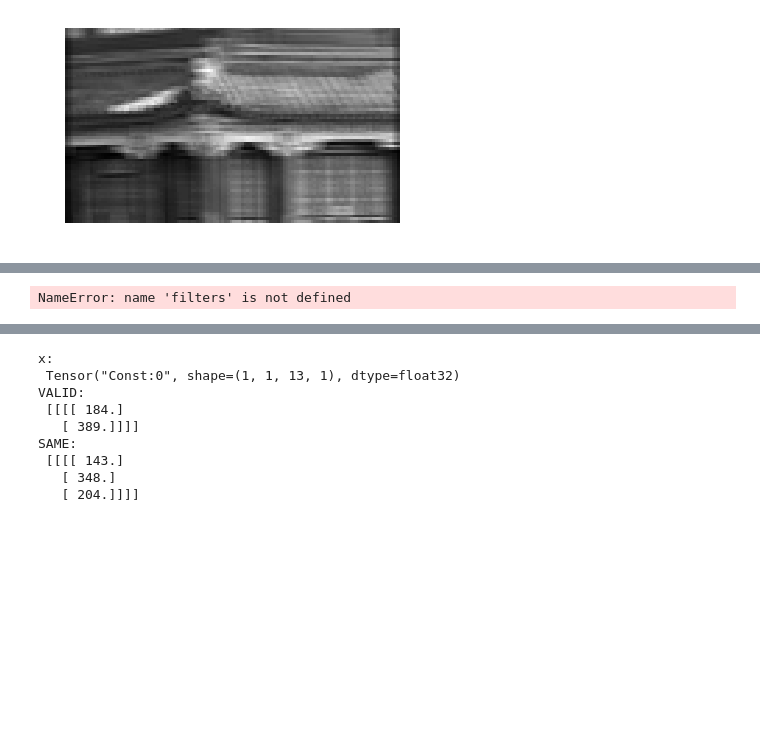
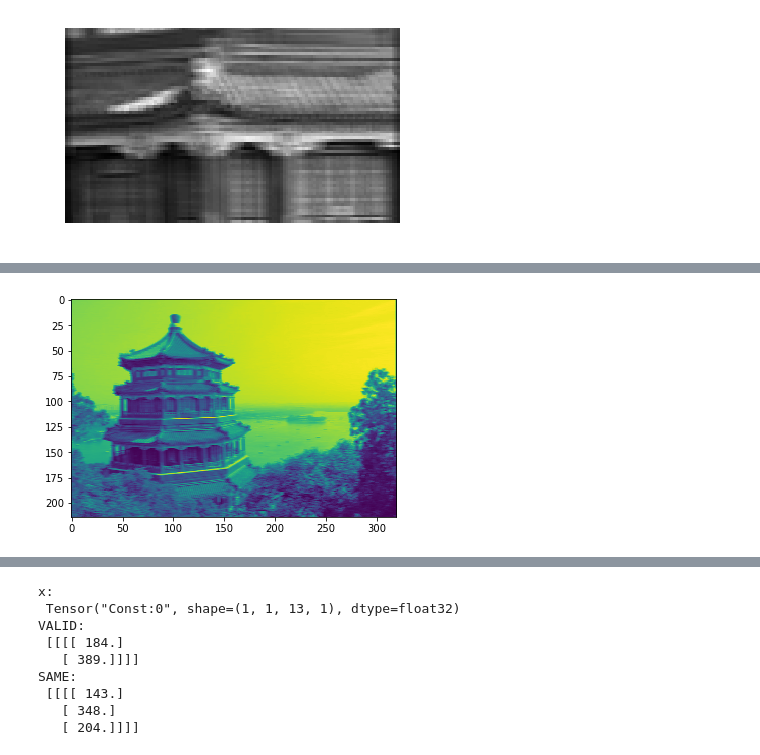
Before and after one commit to bjpcjp/scikit-and-tensorflow-workbooks, a Jupyter notebook: ch13-convolutional-NNs.ipynb, the cells around one changed output, grey strips where cells are left out. Cells and saved outputs as stored; diff of their text form; code cells hidden in the pictures; blank space fills up the shorter version.

```diff
--- a/ch13-convolutional-NNs.ipynb
+++ b/ch13-convolutional-NNs.ipynb
@@ -125,30 +125,30 @@ img[alt=stacking] { width: 400px; }
 # %%
 import numpy as np
 from sklearn.datasets import load_sample_images
 
 # Load sample images
 dataset = np.array(load_sample_images().images, dtype=np.float32)
 batch_size, height, width, channels = dataset.shape
 
 # Create 2 filters
-filters_test = np.zeros(shape=(7, 7, channels, 2), dtype=np.float32)
-filters_test[:, 3, :, 0] = 1 # vertical line
-filters_test[3, :, :, 1] = 1 # horizontal line
+filters = np.zeros(shape=(7, 7, channels, 2), dtype=np.float32)
+filters[:, 3, :, 0] = 1 # vertical line
+filters[3, :, :, 1] = 1 # horizontal line
 
 # Create a graph with input X plus a convolutional layer applying the 2 filters
 X = tf.placeholder(tf.float32,
                    shape=(None, height, width, channels))
 
 convolution = tf.nn.conv2d(
     X, filters, strides=[1,2,2,1], padding="SAME")
 
 with tf.Session() as sess:
     output = sess.run(convolution, feed_dict={X: dataset})
 
 plt.imshow(output[0, :, :, 1])
 plt.show()
 # %% [output]
-NameError: name 'filters' is not defined
+[figure, added]
 # %%
 %%html
 <style>
```
Also changed, not shown: 1 other file.
